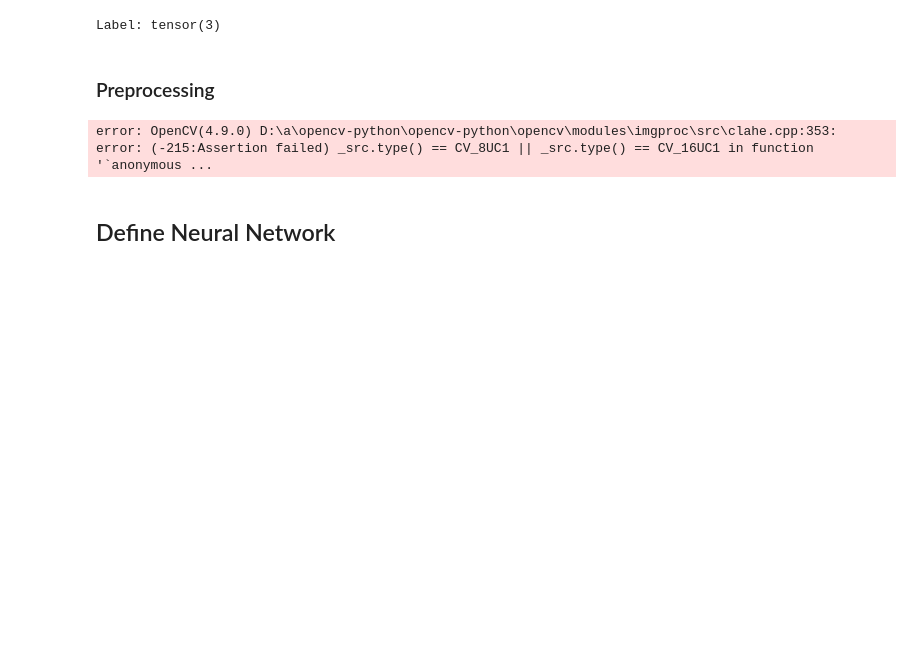
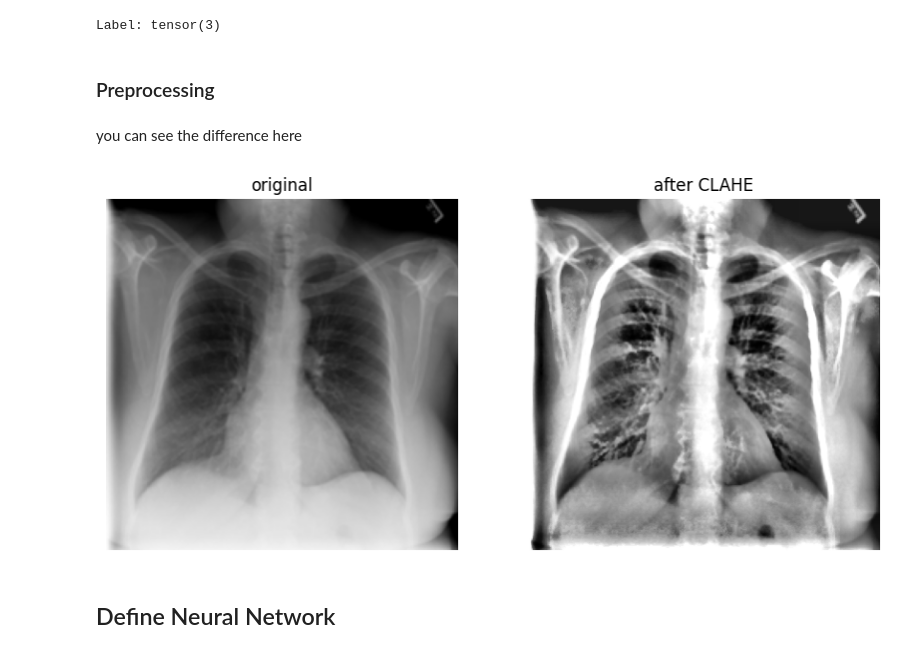
Before and after one commit to Fabianofski/medical-chest-xray, a Jupyter notebook: medical.ipynb, the cells around one changed output. Cells and saved outputs as stored; diff of their text form; code cells hidden in the pictures; blank space fills up the shorter version.

```diff
--- a/medical.ipynb
+++ b/medical.ipynb
@@ -136,7 +136,7 @@ def apply_clahe(image):
     image_bw = cv2.cvtColor(image, cv2.COLOR_BGR2GRAY)
     clahe_img = clahe.apply(image_bw)
     clahe_img = np.clip(clahe_img, 0, 225)
-    final_img = clahe_img + 30
+    final_img = clahe_img + 20
     return final_img
 
 def save_image(image, label, path, img_name):
@@ -153,13 +153,11 @@ for label in os.listdir(train_dir):
         save_image(preprocessed_image, label, preprocessed_train_dir, img_name)
 # %%
 for label in os.listdir(test_dir):
-    for img_name in os.listdir(os.path.join(train_dir, label)):
+    for img_name in os.listdir(os.path.join(test_dir, label)):
         img_path = os.path.join(test_dir, label, img_name)
         image = cv2.imread(img_path)
         preprocessed_image = apply_clahe(image)
         save_image(preprocessed_image, label, preprocessed_test_dir, img_name)
-# %% [output]
-error: OpenCV(4.9.0) D:\a\opencv-python\opencv-python\opencv\modules\imgproc\src\clahe.cpp:353: error: (-215:Assertion failed) _src.type() == CV_8UC1 || _src.type() == CV_16UC1 in function '`anonymous ...
 # %%
 for label in os.listdir(val_dir):
     for img_name in os.listdir(os.path.join(val_dir, label)):
@@ -167,6 +165,32 @@ for label in os.listdir(val_dir):
         image = cv2.imread(img_path)
         preprocessed_image = apply_clahe(image)
         save_image(preprocessed_image, label, preprocessed_test_dir, img_name)
+# %% [markdown]
+you can see the difference here
+# %%
+import random
+random_label = random.choice(os.listdir(train_dir))
+random_img_name = random.choice(os.listdir(os.path.join(train_dir, random_label)))
+random_img_path = os.path.join(train_dir, random_label, random_img_name)
+random_image = cv2.imread(random_img_path)
+
+preprocessed_random_image = apply_clahe(random_image)
+
+plt.figure(figsize=(10, 5))
+
+plt.subplot(1, 2, 1)
+plt.imshow(cv2.cvtColor(random_image, cv2.COLOR_BGR2RGB), cmap='gray')
+plt.title("original")
+plt.axis('off')
+
+plt.subplot(1, 2, 2)
+plt.imshow(preprocessed_random_image, cmap='gray')
+plt.title("after CLAHE")
+plt.axis('off')
+
+plt.show()
+# %% [output]
+[figure, added]
 # %% [markdown]
 ## Define Neural Network
 # %%
```
